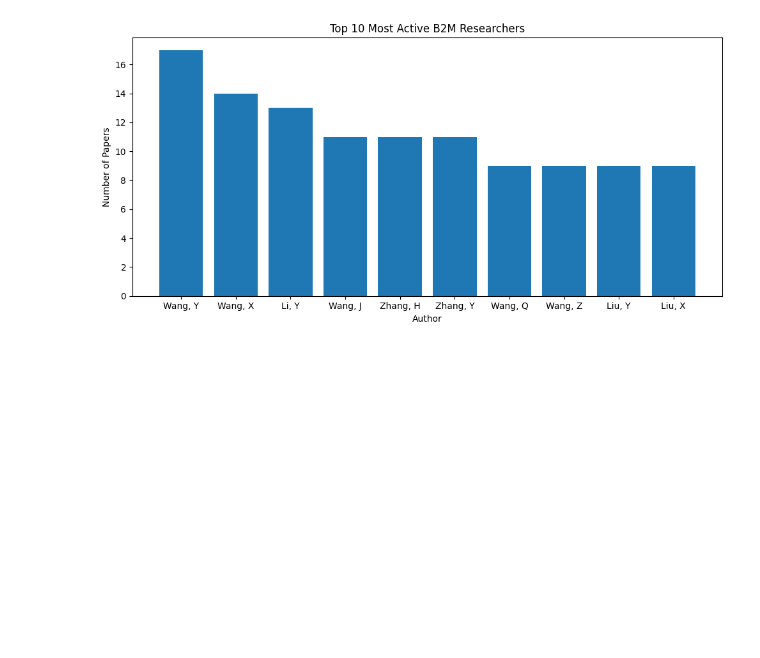
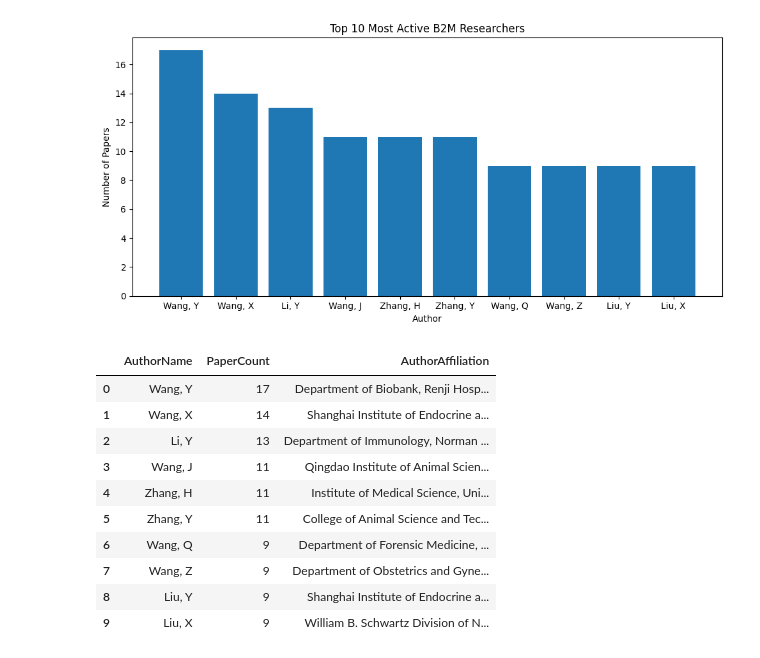
Before and after one commit to LillWawrence/consulting_skills_exam, a Jupyter notebook: anchal.ipynb, the cells around one changed output. Cells and saved outputs as stored; diff of their text form; code cells hidden in the pictures; blank space fills up the shorter version.

```diff
--- a/anchal.ipynb
+++ b/anchal.ipynb
@@ -59,3 +58,29 @@ plt.tight_layout()
 plt.show()
 # %% [output]
 [figure]
+# %%
+author_affiliation = (
+    authors[["AuthorName", "AuthorAffiliation"]]
+    .dropna(subset=["AuthorAffiliation"])
+    .groupby("AuthorName")
+    .first()
+    .reset_index()
+)
+author_counts_with_affil = author_counts.merge(
+    author_affiliation,
+    on="AuthorName",
+    how="left"
+)
+author_counts_with_affil.head(10)
+# %% [output]
+|  | AuthorName | PaperCount | AuthorAffiliation |
+| 0 | Wang, Y | 17 | Department of Biobank, Renji Hosp... |
+| 1 | Wang, X | 14 | Shanghai Institute of Endocrine a... |
+| 2 | Li, Y | 13 | Department of Immunology, Norman ... |
+| 3 | Wang, J | 11 | Qingdao Institute of Animal Scien... |
+| 4 | Zhang, H | 11 | Institute of Medical Science, Uni... |
+| 5 | Zhang, Y | 11 | College of Animal Science and Tec... |
+| 6 | Wang, Q | 9 | Department of Forensic Medicine, ... |
+| 7 | Wang, Z | 9 | Department of Obstetrics and Gyne... |
+| 8 | Liu, Y | 9 | Shanghai Institute of Endocrine a... |
+| 9 | Liu, X | 9 | William B. Schwartz Division of N... |
```
Also changed, not shown: parts of 5 cells of this notebook.
